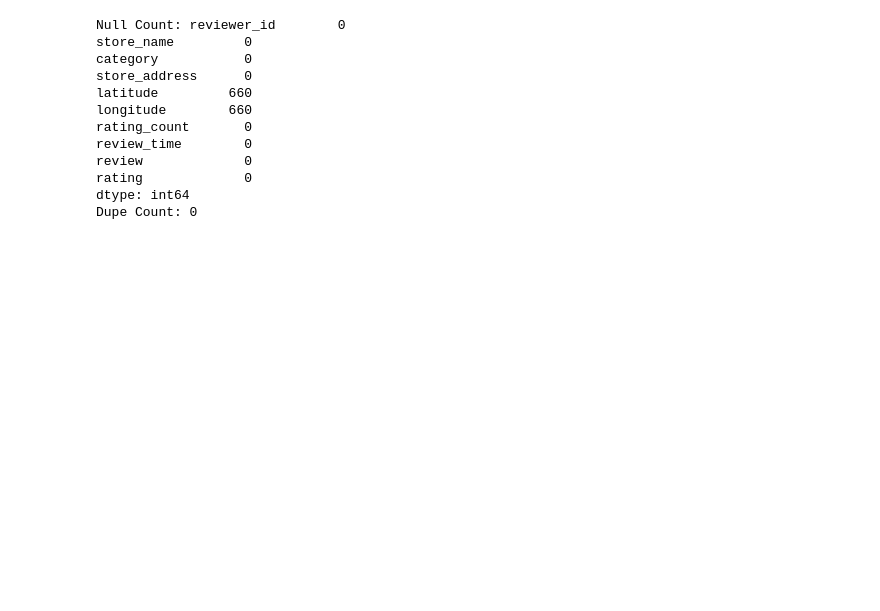
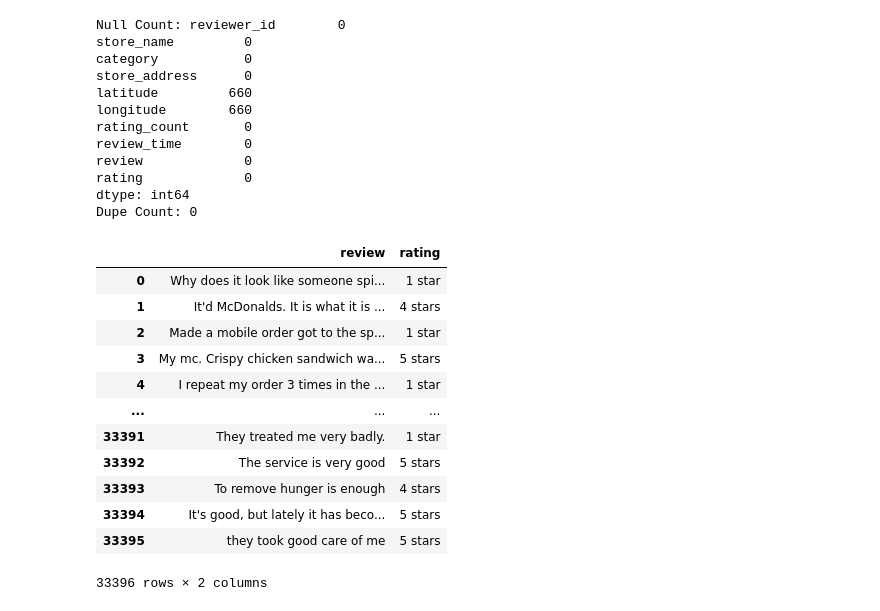
Before and after one commit to MaukanMir/Mcdonalds-Sentiment-Analysis, a Jupyter notebook: training.ipynb, the cells around one changed output. Drawn from its saved outputs; the diff is of its cells as text; code cells hidden in the pictures; blank space fills up the shorter version.

```diff
--- a/training.ipynb
+++ b/training.ipynb
@@ -208,0 +211,16 @@ Dupe Count: 0
+# %%
+df
+# %% [output]
+|  | review | rating |
+| 0 | Why does it look like someone spi... | 1 star |
+| 1 | It'd McDonalds. It is what it is ... | 4 stars |
+| 2 | Made a mobile order got to the sp... | 1 star |
+| 3 | My mc. Crispy chicken sandwich wa... | 5 stars |
+| 4 | I repeat my order 3 times in the ... | 1 star |
+| ... | ... | ... |
+| 33391 | They treated me very badly. | 1 star |
+| 33392 | The service is very good | 5 stars |
+| 33393 | To remove hunger is enough | 4 stars |
+| 33394 | It's good, but lately it has beco... | 5 stars |
+| 33395 | they took good care of me | 5 stars |
+33396 rows × 2 columns
```
Also changed, not shown: parts of 7 cells of this notebook.
